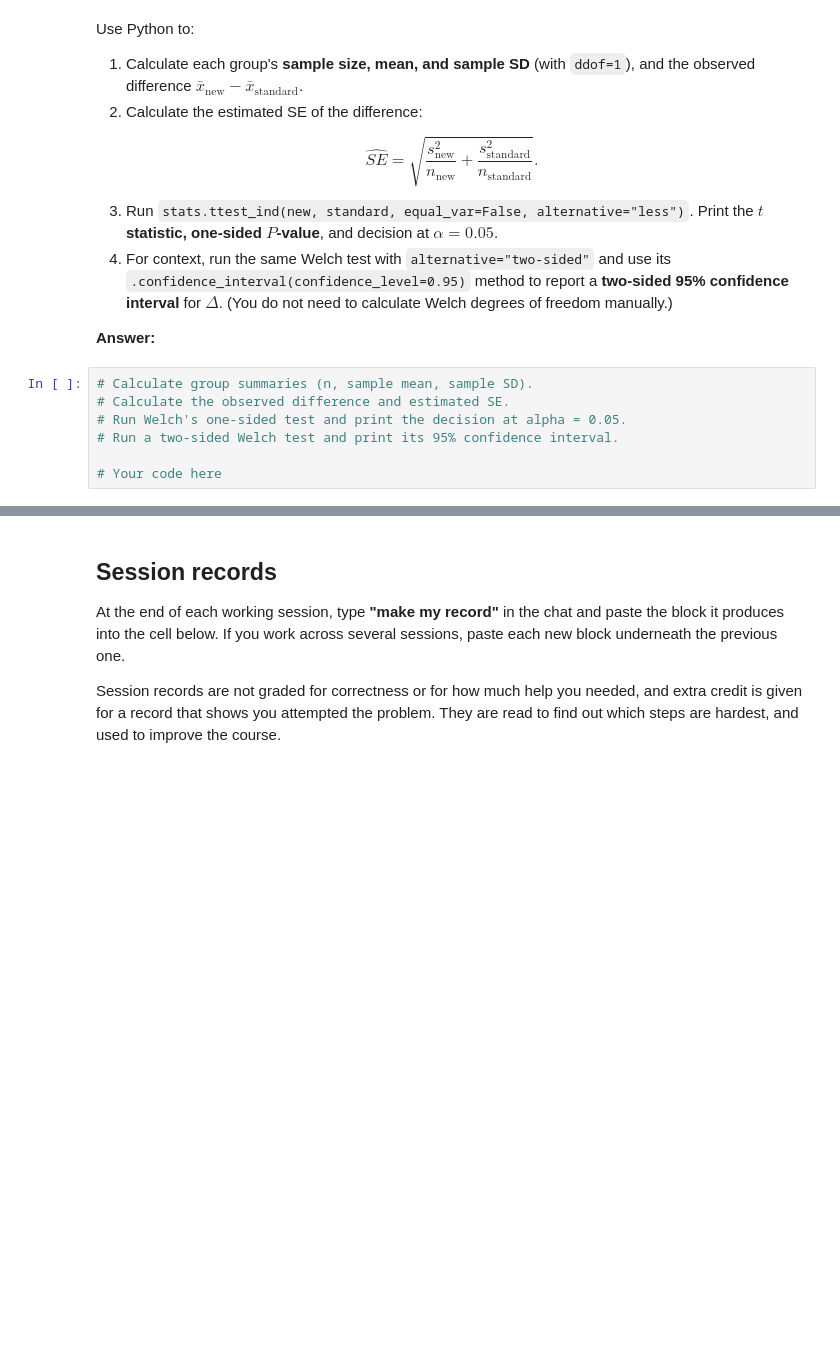
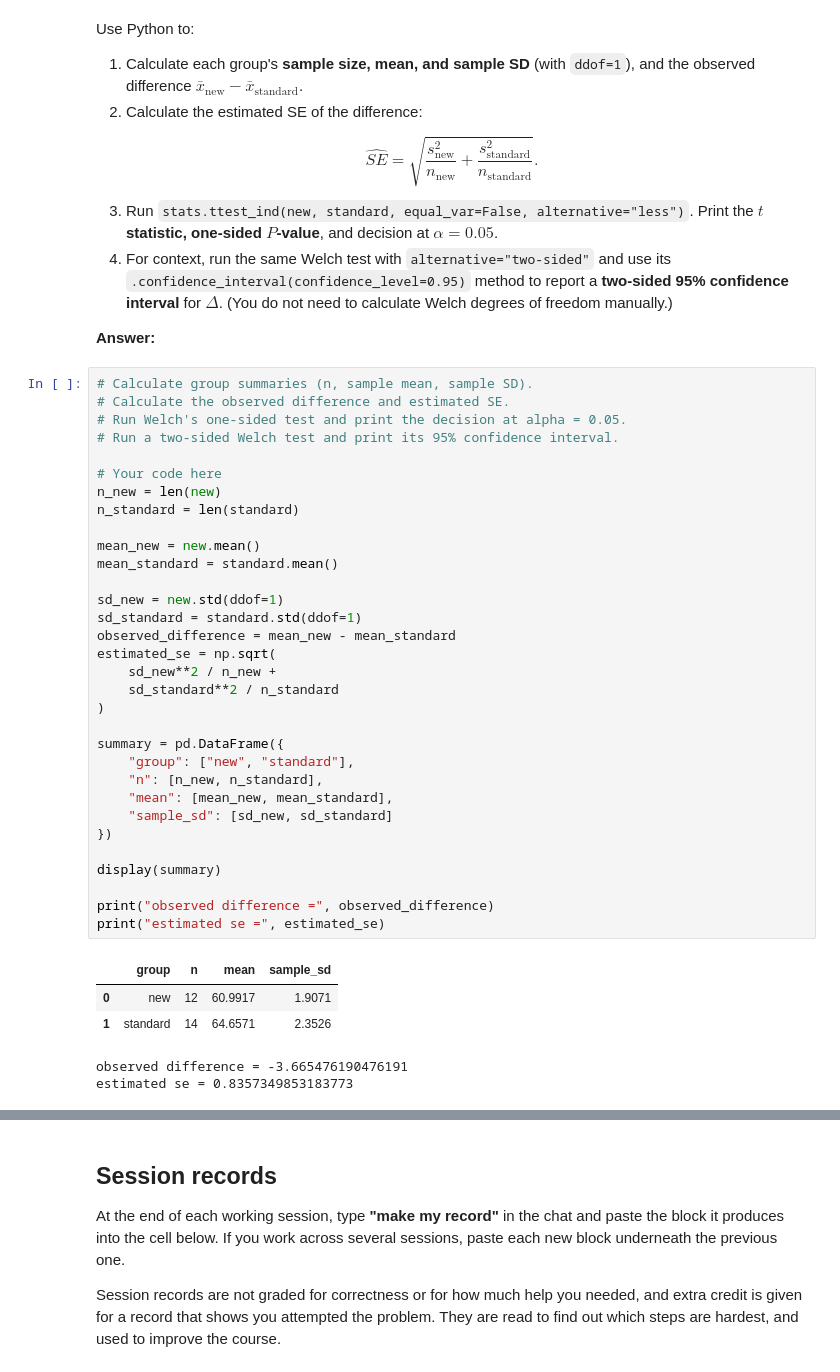
Before and after one commit to mda90-manny/26f-engr1451-2451, a Jupyter notebook: 1-assignments/LE10/LE10.ipynb, the cells around one changed output, grey strips where cells are left out. Cells and saved outputs as stored; diff of their text form; blank space fills up the shorter version.

```diff
--- a/1-assignments/LE10/LE10.ipynb
+++ b/1-assignments/LE10/LE10.ipynb
@@ -183,10 +381,41 @@ $$
 # %%
 # Calculate group summaries (n, sample mean, sample SD).
 # Calculate the observed difference and estimated SE.
 # Run Welch's one-sided test and print the decision at alpha = 0.05.
 # Run a two-sided Welch test and print its 95% confidence interval.
 
 # Your code here
+n_new = len(new)
+n_standard = len(standard)
+
+mean_new = new.mean()
+mean_standard = standard.mean()
+
+sd_new = new.std(ddof=1)
+sd_standard = standard.std(ddof=1)
+observed_difference = mean_new - mean_standard
+estimated_se = np.sqrt(
+    sd_new**2 / n_new +
+    sd_standard**2 / n_standard
+)
+
+summary = pd.DataFrame({
+    "group": ["new", "standard"],
+    "n": [n_new, n_standard],
+    "mean": [mean_new, mean_standard],
+    "sample_sd": [sd_new, sd_standard]
+})
+
+display(summary)
+
+print("observed difference =", observed_difference)
+print("estimated se =", estimated_se)
+# %% [output]
+|  | group | n | mean | sample_sd |
+| 0 | new | 12 | 60.9917 | 1.9071 |
+| 1 | standard | 14 | 64.6571 | 2.3526 |
+observed difference = -3.665476190476191
+estimated se = 0.8357349853183773
 # %% [markdown]
 ### B. Matched modules: before vs. after a firmware change (1.5 pts)
 
```
Also changed, not shown: parts of 10 cells of this notebook, 2 other files.
